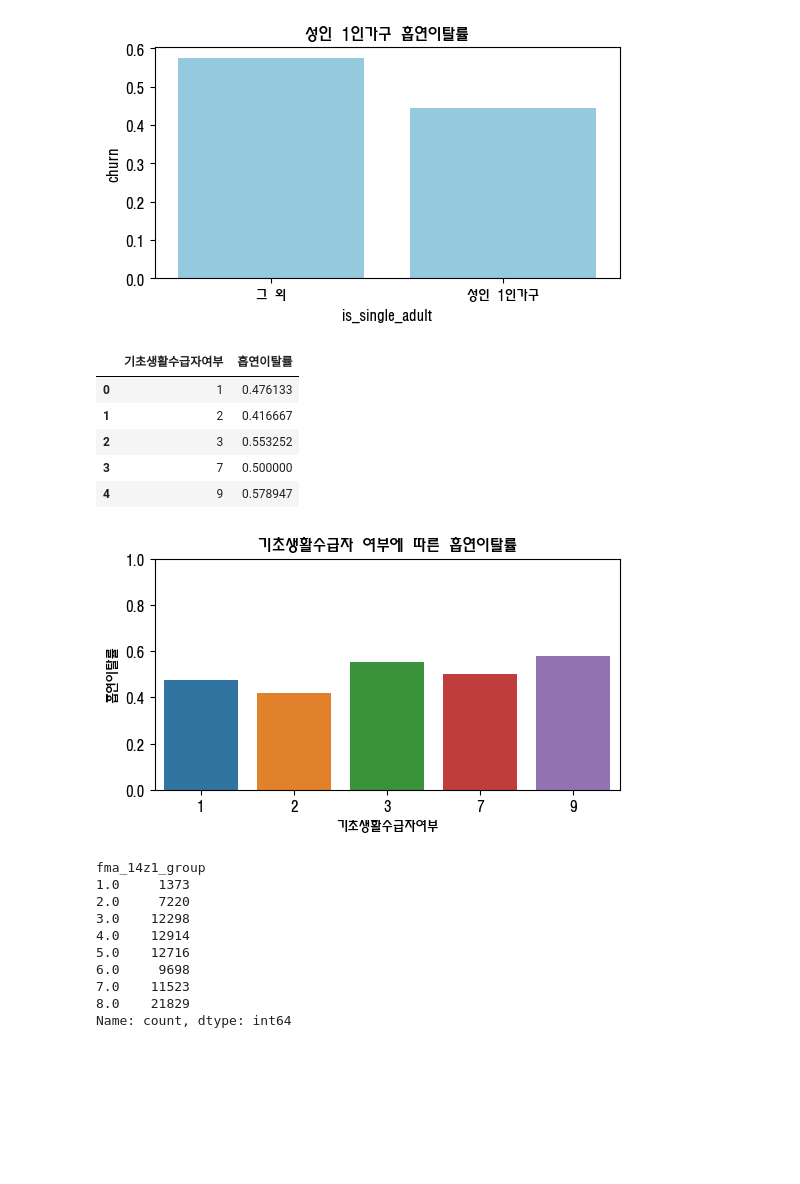
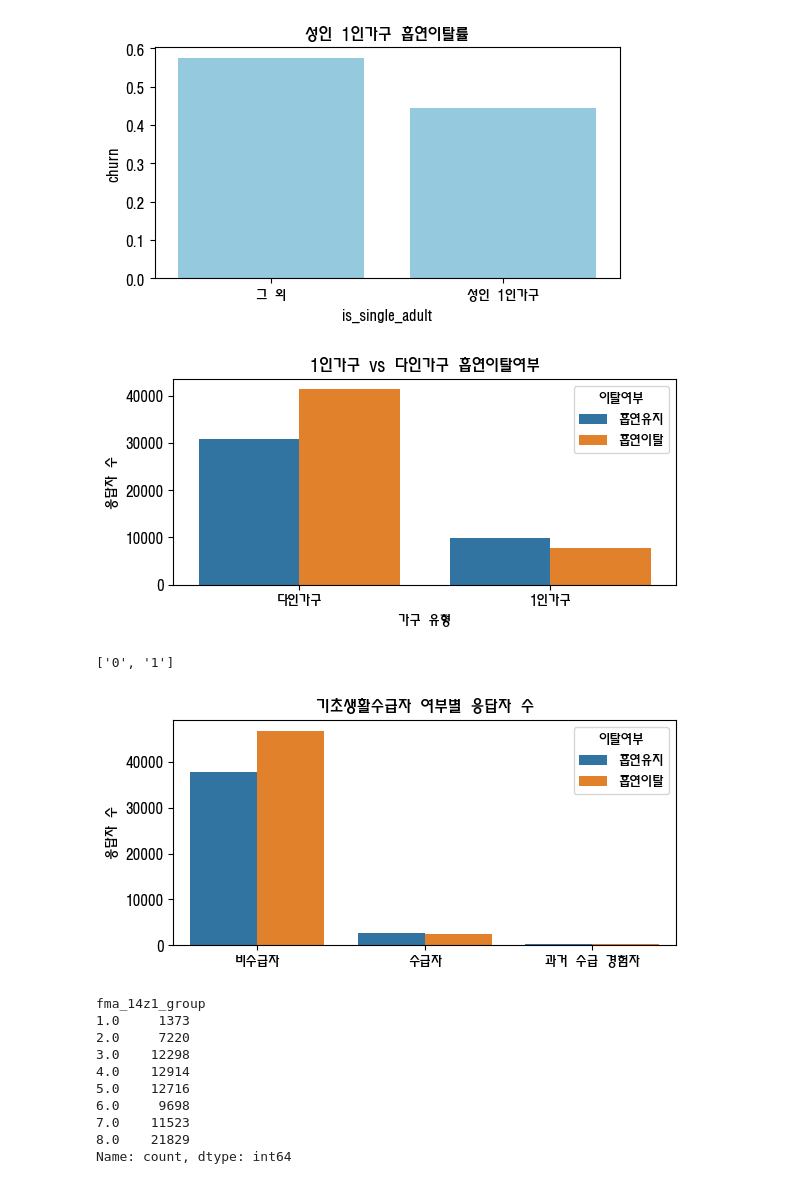
Before and after one commit to SKNetworks-AI19-250818/SKN19-2nd-2Team, a Jupyter notebook: notebooks/sosodoit/eda__basic_household.ipynb, the cells around one changed output. Saved outputs shown, nothing was run; the diff lists cells and outputs as text; code cells hidden in the pictures; blank space fills up the shorter version.

```diff
--- a/notebooks/sosodoit/eda__basic_household.ipynb
+++ b/notebooks/sosodoit/eda__basic_household.ipynb
@@ -62,12 +62,15 @@ display(num_df.describe())
 for col in num_df.columns:
     plt.figure(figsize=(8, 3))
     plt.subplot(1, 2, 1)
-    num_df[col].hist(bins=30)
+
+    sns.histplot(data=data, x=col, hue='churn', bins=30, element='step')
     plt.title(f'{col} Distribution')
 
     plt.subplot(1, 2, 2)
-    num_df.boxplot(column=col)
+    sns.boxplot(data=data, x='churn', y=col)
+
     plt.title(f'{col} Boxplot')
+    plt.tight_layout()
     plt.show()
 # %% [output]
 |  | age | wt_h | wt_p | mbhld_co | reside_adult_co | fma_13z1 | fma_14z1 |
@@ -396,29 +419,72 @@ plt.show()
 # 성인 1인가구의 흡연이탈률이 더 낮음
 # %% [output]
 [figure]
+# %%
+# 1인가구에 따른 금연성공률
+df['is_single'] = np.where((df['mbhld_co'] == 1), 1, 0)
+
+plt.figure(figsize=(6,3))
+sns.countplot(data=df, x='is_single', hue='churn')
+plt.xticks([0, 1], ['다인가구', '1인가구'])
+plt.xlabel('가구 유형')
+plt.ylabel('응답자 수')
+plt.title('1인가구 vs 다인가구 흡연이탈여부')
+
+handles, labels = plt.gca().get_legend_handles_labels()
+plt.legend(handles, ['흡연유지', '흡연이탈'], title='이탈여부')
+
+plt.tight_layout()
+plt.show()
+# %% [output]
+[figure, added]
 # %%
 # 기초생활수급자 여부와 흡연이탈률
-h1 = df.groupby('fma_04z1')['churn'].mean().reset_index()
-h1.columns = ['기초생활수급자여부', '흡연이탈률']
-display(h1)
+filtered_df = data[~data['fma_04z1'].isin(['7', '9'])]
+
+label_map = {
+    '1': '수급자',
+    '2': '과거 수급 경험자', # 과거 수급 경험자 -> 비수급자로 통합 (응답자 수 적음 -> 이상치)
+    '3': '비수급자'
+}
+
+filtered_df['fma_04z1'] = filtered_df['fma_04z1'].map(label_map)
+
+# h1 = (
+#     filtered_df.groupby('fma_04z1')['churn']
+#     .mean()
+#     .reset_index()
+#     .rename(columns={'fma_04z1': '기초생활수급자여부', 'churn': '흡연이탈률'})
+# )
+
+# h1['기초생활수급자여부'] = h1['기초생활수급자여부'].map(label_map)
 
 plt.figure(figsize=(6,3))
-sns.barplot(data=h1, x='기초생활수급자여부', y='흡연이탈률', hue='기초생활수급자여부')
-plt.title('기초생활수급자 여부에 따른 흡연이탈률')
-plt.ylim(0, 1)
+# sns.barplot(data=h1, x='기초생활수급자여부', y='흡연이탈률', hue='기초생활수급자여부')
+
+# plt.title('기초생활수급자 여부에 따른 흡연이탈률')
+# plt.xlabel('')
+# plt.ylabel('흡연이탈률')
+# plt.ylim(0, 1)
+
+# for i, rate in enumerate(h1['흡연이탈률']):
+#     plt.text(i, rate + 0.02, f"{rate:.2f}", ha='center', va='bottom', fontsize=10)
+sns.countplot(data=filtered_df, x='fma_04z1', hue='churn')
+handles, labels = plt.gca().get_legend_handles_labels()
+print(labels)
+plt.legend(handles, ['흡연유지', '흡연이탈'], title='이탈여부')
+
+plt.title('기초생활수급자 여부별 응답자 수')
+plt.xlabel('')
+plt.ylabel('응답자 수')
+plt.tight_layout()
 plt.show()
 
 # 기초생활수급 경험이 없는 집단의 흡연이탈률이 약 0.55~0.58로,
 # 수급자나 과거 수급 경험이 있는 집단(1, 2)에 비해 더 높게 나타남
 # 경제적 여유가 금연 성공에 긍정적 영향을 미칠 가능성 -> 외부요인고려
 # %% [output]
-|  | 기초생활수급자여부 | 흡연이탈률 |
-| 0 | 1 | 0.476133 |
-| 1 | 2 | 0.416667 |
-| 2 | 3 | 0.553252 |
-| 3 | 7 | 0.500000 |
-| 4 | 9 | 0.578947 |
+['0', '1']
-[figure, old version]
+[figure, new version]
 # %%
 # 결측치 보완(가구소득컬럼 통합)
 df['fma_13z1'] = df['fma_13z1'].replace({77777: np.nan, 88888:np.nan, 99999: np.nan})
```
Also changed, not shown: parts of 9 cells of this notebook.
